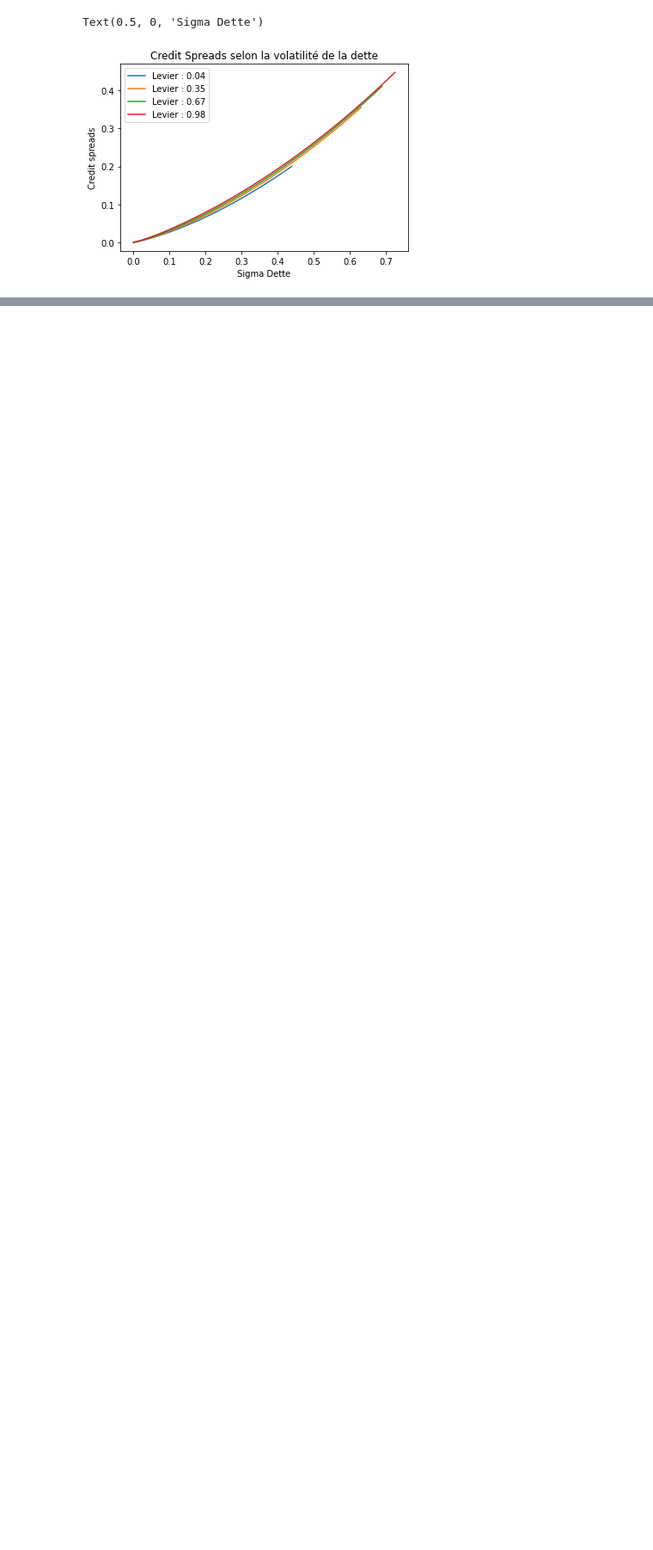
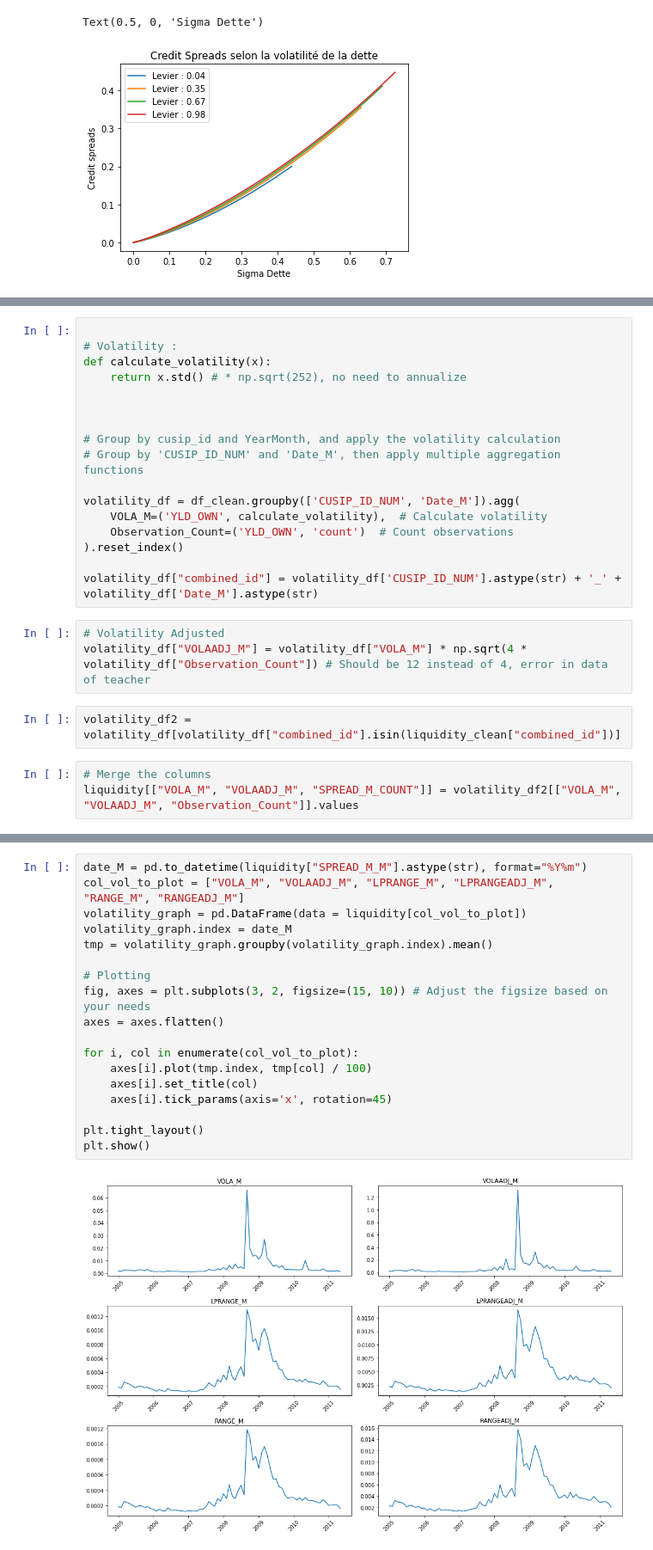
Before and after one commit to Damnsky100/Fixed-Income, a Jupyter notebook: TP/temp.ipynb, the cells around one changed output, grey strips where cells are left out. Shown at 86% size. Cells and saved outputs as stored; diff of their text form; blank space fills up the shorter version.

```diff
--- a/TP/temp.ipynb
+++ b/TP/temp.ipynb
@@ -95,0 +119,25 @@ Text(0.5, 0, 'Sigma Dette')
+# %%
+
+# Volatility :
+def calculate_volatility(x):
+    return x.std() # * np.sqrt(252), no need to annualize
+
+
+
+# Group by cusip_id and YearMonth, and apply the volatility calculation
+# Group by 'CUSIP_ID_NUM' and 'Date_M', then apply multiple aggregation functions
+
+volatility_df = df_clean.groupby(['CUSIP_ID_NUM', 'Date_M']).agg(
+    VOLA_M=('YLD_OWN', calculate_volatility),  # Calculate volatility
+    Observation_Count=('YLD_OWN', 'count')  # Count observations
+).reset_index()
+
+volatility_df["combined_id"] = volatility_df['CUSIP_ID_NUM'].astype(str) + '_' + volatility_df['Date_M'].astype(str)
+# %%
+# Volatility Adjusted
+volatility_df["VOLAADJ_M"] = volatility_df["VOLA_M"] * np.sqrt(4 * volatility_df["Observation_Count"]) # Should be 12 instead of 4, error in data of teacher
+# %%
+volatility_df2 = volatility_df[volatility_df["combined_id"].isin(liquidity_clean["combined_id"])]
+# %%
+# Merge the columns
+liquidity[["VOLA_M", "VOLAADJ_M", "SPREAD_M_COUNT"]] = volatility_df2[["VOLA_M", "VOLAADJ_M", "Observation_Count"]].values
@@ -95,0 +149,20 @@ Text(0.5, 0, 'Sigma Dette')
+# %%
+date_M = pd.to_datetime(liquidity["SPREAD_M_M"].astype(str), format="%Y%m")
+col_vol_to_plot = ["VOLA_M", "VOLAADJ_M", "LPRANGE_M", "LPRANGEADJ_M", "RANGE_M", "RANGEADJ_M"]
+volatility_graph = pd.DataFrame(data = liquidity[col_vol_to_plot])
+volatility_graph.index = date_M
+tmp = volatility_graph.groupby(volatility_graph.index).mean()
+
+# Plotting
+fig, axes = plt.subplots(3, 2, figsize=(15, 10)) # Adjust the figsize based on your needs
+axes = axes.flatten()
+
+for i, col in enumerate(col_vol_to_plot):
+    axes[i].plot(tmp.index, tmp[col] / 100)
+    axes[i].set_title(col)
+    axes[i].tick_params(axis='x', rotation=45)
+
+plt.tight_layout()
+plt.show()
+# %% [output]
+[figure, added]
```
Also changed, not shown: parts of 26 cells of this notebook, 4 other files.
